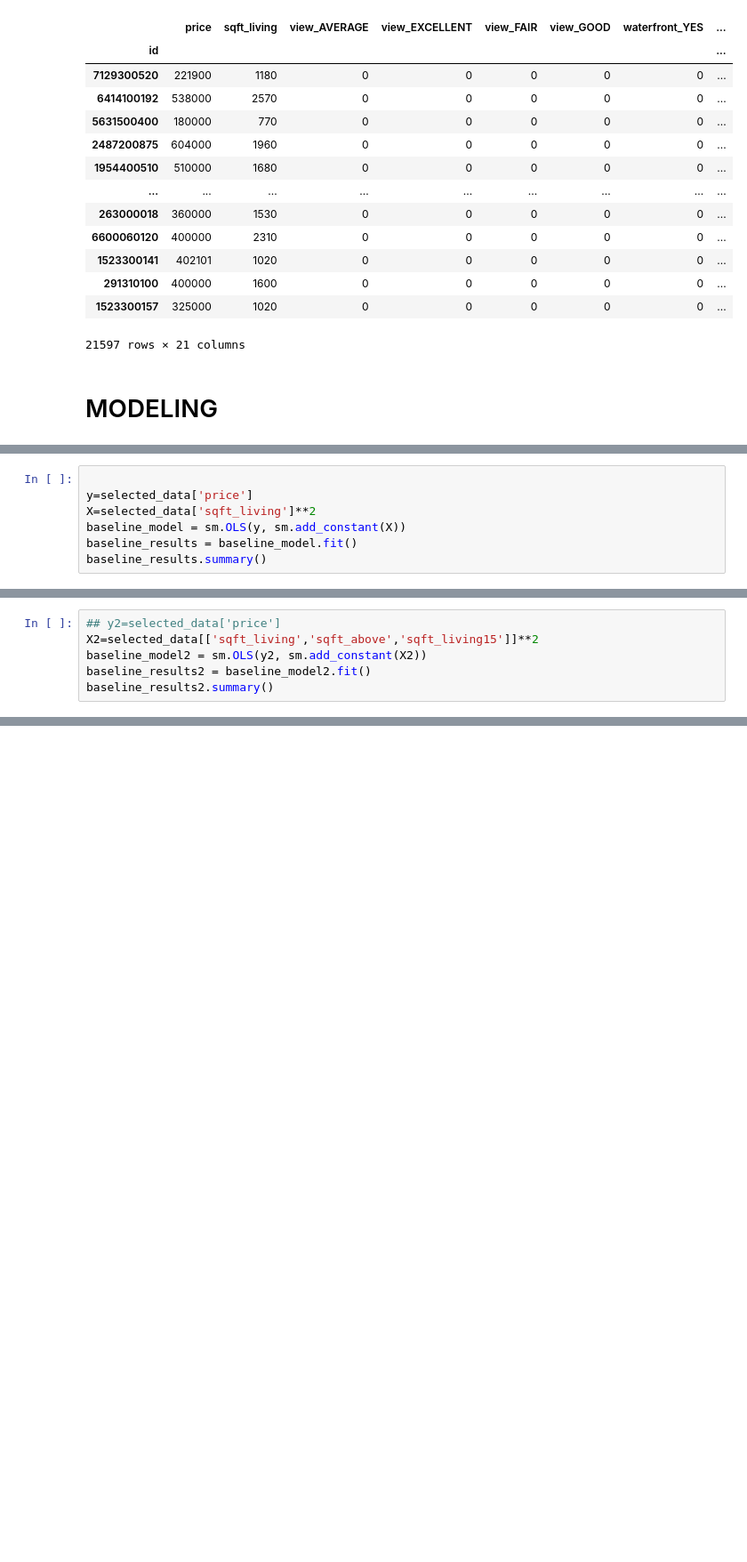
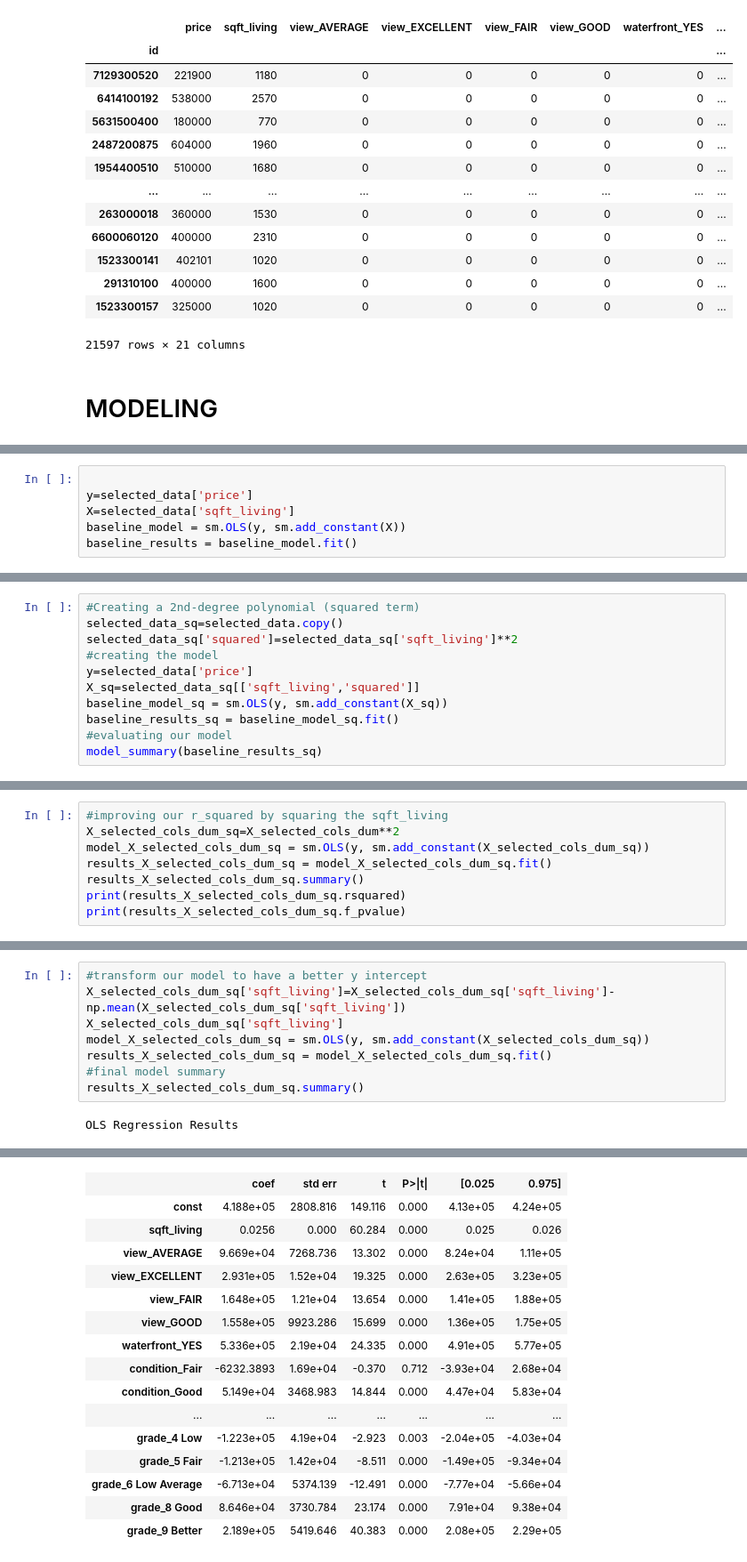
Before and after one commit to mauricenjogu/phase_2_project, a Jupyter notebook: Untitled.ipynb, the cells around one changed output, grey strips where cells are left out. Shown at 89% size. Saved outputs shown, nothing was run; the diff lists cells and outputs as text; blank space fills up the shorter version.

```diff
--- a/Untitled.ipynb
+++ b/Untitled.ipynb
@@ -202,7 +203,6 @@ selected_data.plot.scatter(x='sqft_living', y="price");
 # %%
 
 y=selected_data['price']
-X=selected_data['sqft_living']**2
+X=selected_data['sqft_living']
 baseline_model = sm.OLS(y, sm.add_constant(X))
 baseline_results = baseline_model.fit()
-baseline_results.summary()
@@ -231,6 +208,0 @@ strong multicollinearity or other numerical problems.
-# %%
-## y2=selected_data['price']
-X2=selected_data[['sqft_living','sqft_above','sqft_living15']]**2
-baseline_model2 = sm.OLS(y2, sm.add_constant(X2))
-baseline_results2 = baseline_model2.fit()
-baseline_results2.summary()
@@ -318,0 +265,11 @@ strong multicollinearity or other numerical problems.
+# %%
+#Creating a 2nd-degree polynomial (squared term)
+selected_data_sq=selected_data.copy()
+selected_data_sq['squared']=selected_data_sq['sqft_living']**2
+#creating the model
+y=selected_data['price']
+X_sq=selected_data_sq[['sqft_living','squared']]
+baseline_model_sq = sm.OLS(y, sm.add_constant(X_sq))
+baseline_results_sq = baseline_model_sq.fit()
+#evaluating our model
+model_summary(baseline_results_sq)
@@ -318,0 +321,8 @@ strong multicollinearity or other numerical problems.
+# %%
+#improving our r_squared by squaring the sqft_living
+X_selected_cols_dum_sq=X_selected_cols_dum**2
+model_X_selected_cols_dum_sq = sm.OLS(y, sm.add_constant(X_selected_cols_dum_sq))
+results_X_selected_cols_dum_sq = model_X_selected_cols_dum_sq.fit()
+results_X_selected_cols_dum_sq.summary()
+print(results_X_selected_cols_dum_sq.rsquared)
+print(results_X_selected_cols_dum_sq.f_pvalue)
@@ -318,0 +336,10 @@ strong multicollinearity or other numerical problems.
+# %%
+#transform our model to have a better y intercept
+X_selected_cols_dum_sq['sqft_living']=X_selected_cols_dum_sq['sqft_living']-np.mean(X_selected_cols_dum_sq['sqft_living'])
+X_selected_cols_dum_sq['sqft_living']
+model_X_selected_cols_dum_sq = sm.OLS(y, sm.add_constant(X_selected_cols_dum_sq))
+results_X_selected_cols_dum_sq = model_X_selected_cols_dum_sq.fit()
+#final model summary
+results_X_selected_cols_dum_sq.summary()
+# %% [output]
+OLS Regression Results
@@ -318,0 +355,16 @@ strong multicollinearity or other numerical problems.
+|  | coef | std err | t | P>|t| | [0.025 | 0.975] |
+| const | 4.188e+05 | 2808.816 | 149.116 | 0.000 | 4.13e+05 | 4.24e+05 |
+| sqft_living | 0.0256 | 0.000 | 60.284 | 0.000 | 0.025 | 0.026 |
+| view_AVERAGE | 9.669e+04 | 7268.736 | 13.302 | 0.000 | 8.24e+04 | 1.11e+05 |
+| view_EXCELLENT | 2.931e+05 | 1.52e+04 | 19.325 | 0.000 | 2.63e+05 | 3.23e+05 |
+| view_FAIR | 1.648e+05 | 1.21e+04 | 13.654 | 0.000 | 1.41e+05 | 1.88e+05 |
+| view_GOOD | 1.558e+05 | 9923.286 | 15.699 | 0.000 | 1.36e+05 | 1.75e+05 |
+| waterfront_YES | 5.336e+05 | 2.19e+04 | 24.335 | 0.000 | 4.91e+05 | 5.77e+05 |
+| condition_Fair | -6232.3893 | 1.69e+04 | -0.370 | 0.712 | -3.93e+04 | 2.68e+04 |
+| condition_Good | 5.149e+04 | 3468.983 | 14.844 | 0.000 | 4.47e+04 | 5.83e+04 |
+| ... | ... | ... | ... | ... | ... | ... |
+| grade_4 Low | -1.223e+05 | 4.19e+04 | -2.923 | 0.003 | -2.04e+05 | -4.03e+04 |
+| grade_5 Fair | -1.213e+05 | 1.42e+04 | -8.511 | 0.000 | -1.49e+05 | -9.34e+04 |
+| grade_6 Low Average | -6.713e+04 | 5374.139 | -12.491 | 0.000 | -7.77e+04 | -5.66e+04 |
+| grade_8 Good | 8.646e+04 | 3730.784 | 23.174 | 0.000 | 7.91e+04 | 9.38e+04 |
+| grade_9 Better | 2.189e+05 | 5419.646 | 40.383 | 0.000 | 2.08e+05 | 2.29e+05 |
```
Also changed, not shown: parts of 19 cells of this notebook.
